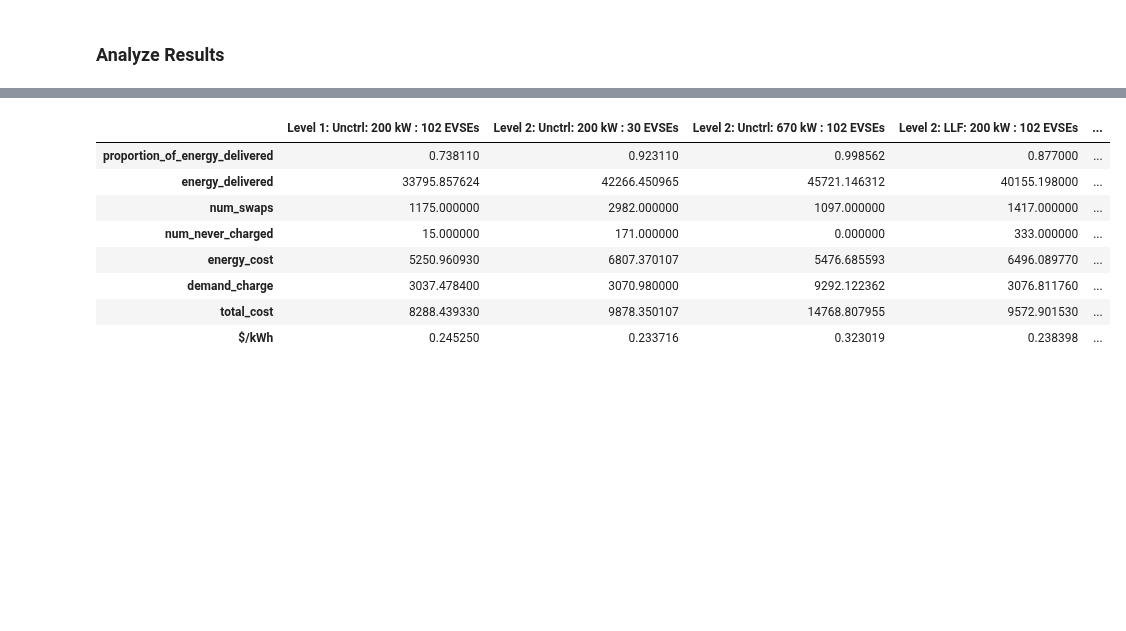
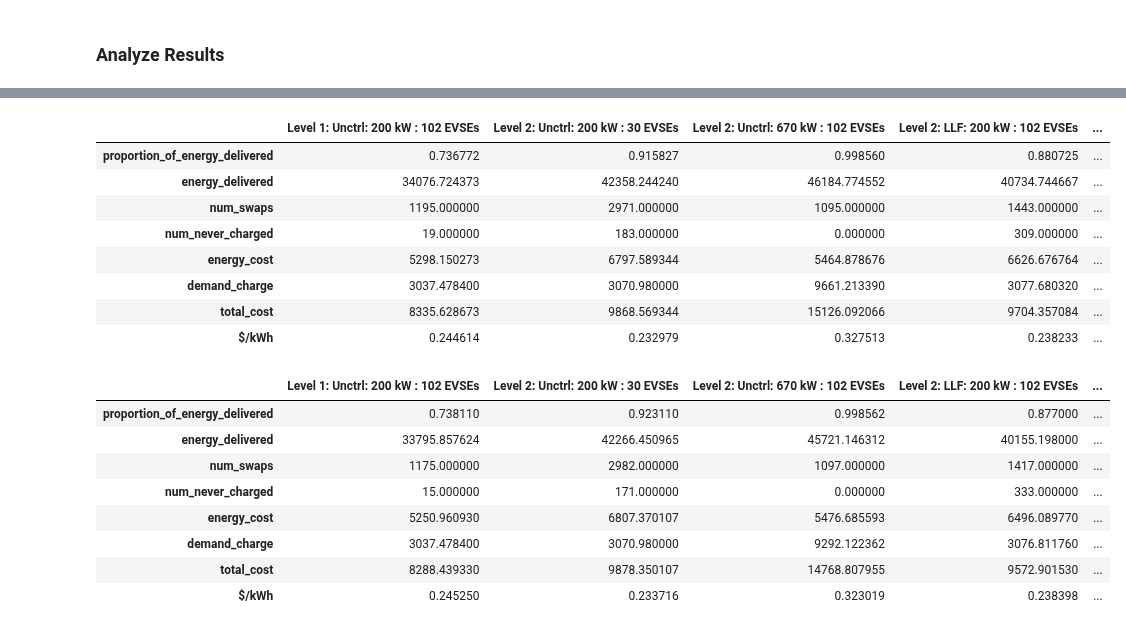
Before and after one commit to caltech-netlab/acnportal-experiments, a Jupyter notebook: examples/1-Infrastructure-Evaluation/1.2-Comparing-Infrastructure-Designs/1.2-comparing-infrastructure-designs.ipynb, the cells around one changed output, grey strips where cells are left out. Drawn from its saved outputs; the diff is of its cells as text; code cells hidden in the pictures; blank space fills up the shorter version.

```diff
--- a/examples/1-Infrastructure-Evaluation/1.2-Comparing-Infrastructure-Designs/1.2-comparing-infrastructure-designs.ipynb
+++ b/examples/1-Infrastructure-Evaluation/1.2-Comparing-Infrastructure-Designs/1.2-comparing-infrastructure-designs.ipynb
@@ -313,0 +327,20 @@ pd.DataFrame({
+# %%
+evs_200 = pd.DataFrame({
+    'Level 1: Unctrl: 200 kW : 102 EVSEs': level1_unctrl_200,
+    'Level 2: Unctrl: 200 kW : 30 EVSEs':  level2_200kW_untrl_200,
+    'Level 2: Unctrl: 670 kW : 102 EVSEs': level2_670kW_unctrl_200,
+    'Level 2: LLF: 200 kW : 102 EVSEs': level2_200kW_llf_200,
+    'Level 2: Min Cost: 200 kW : 102 EVSEs': level2_200kW_cost_min_200,
+    'Level 2: Min Cost: 200 kW : 201 EVSEs': level2_200kW_cost_min_201_200
+})
+evs_200
+# %% [output]
+|  | Level 1: Unctrl: 200 kW : 102 EVSEs | Level 2: Unctrl: 200 kW : 30 EVSEs | Level 2: Unctrl: 670 kW : 102 EVSEs | Level 2: LLF: 200 kW : 102 EVSEs | ... |
+| proportion_of_energy_delivered | 0.736772 | 0.915827 | 0.998560 | 0.880725 | ... |
+| energy_delivered | 34076.724373 | 42358.244240 | 46184.774552 | 40734.744667 | ... |
+| num_swaps | 1195.000000 | 2971.000000 | 1095.000000 | 1443.000000 | ... |
+| num_never_charged | 19.000000 | 183.000000 | 0.000000 | 309.000000 | ... |
+| energy_cost | 5298.150273 | 6797.589344 | 5464.878676 | 6626.676764 | ... |
+| demand_charge | 3037.478400 | 3070.980000 | 9661.213390 | 3077.680320 | ... |
+| total_cost | 8335.628673 | 9868.569344 | 15126.092066 | 9704.357084 | ... |
+| $/kWh | 0.244614 | 0.232979 | 0.327513 | 0.238233 | ... |
```
Also changed, not shown: parts of 11 cells of this notebook.
